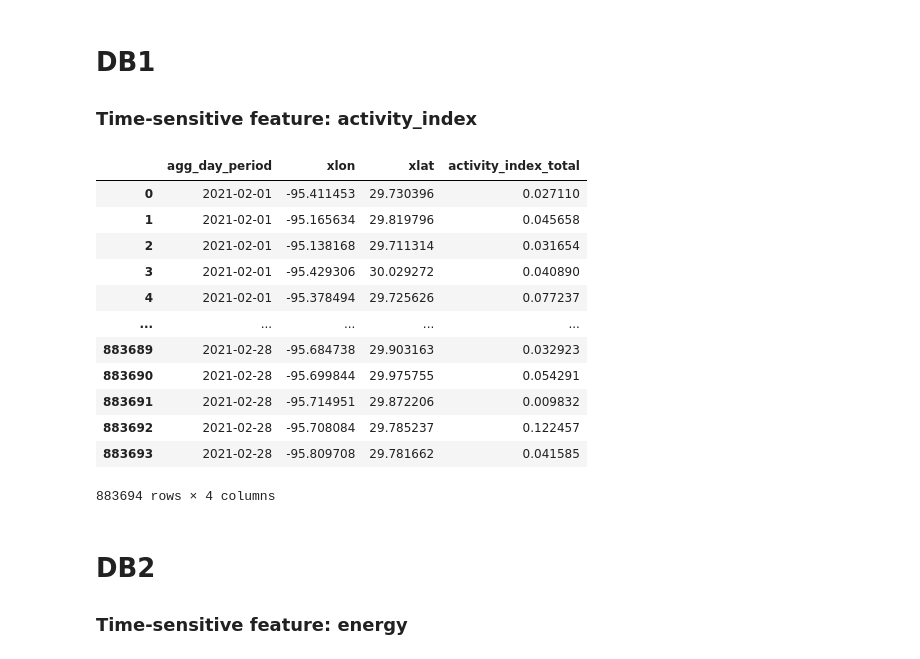
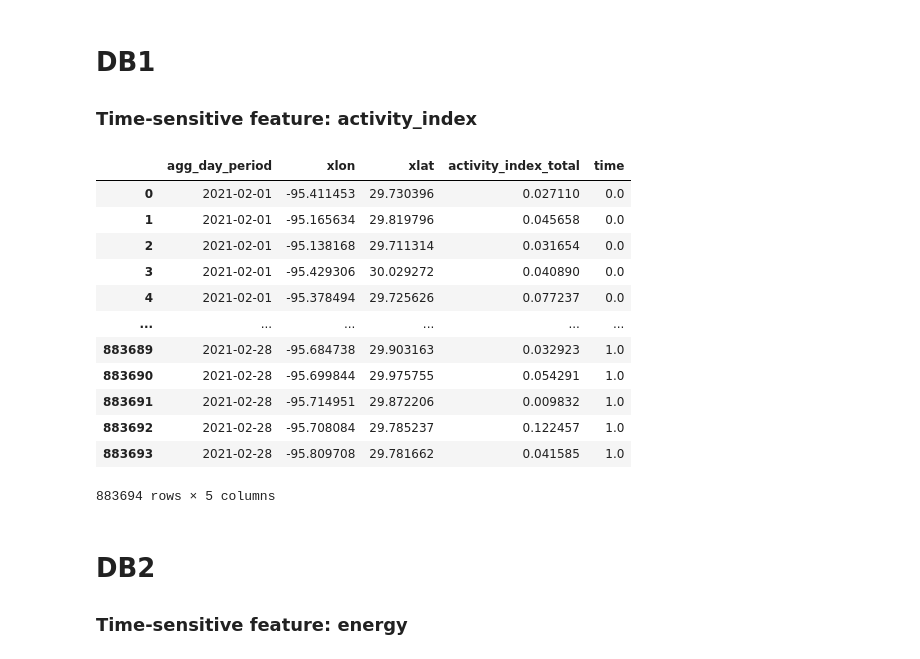
Before and after one commit to WSpie/Time_series_clustering, a Jupyter notebook: preprocessing.ipynb, the cells around one changed output. Drawn from its saved outputs; the diff is of its cells as text; code cells hidden in the pictures.

```diff
--- a/preprocessing.ipynb
+++ b/preprocessing.ipynb
@@ -18,25 +18,26 @@ processed_dir = os.path.join('data', 'processed')
 # %%
 # find harris county
 # 'date', 'lat', 'lng', 'act_idx'
 db1 = pd.read_csv(os.path.join(raw_dir, '0201_0228_total_daily.csv'))
 db1 = db1.loc[:, ~db1.columns.str.contains('^Unnamed')]
 db1 = db1[['agg_day_period', 'xlon', 'xlat', 'activity_index_total']]
+db1['time'] = time_normalization(db1['agg_day_period'])
 db1.to_csv(os.path.join(processed_dir, 'activity.csv'), index=False)
 db1
 # %% [output]
-|  | agg_day_period | xlon | xlat | activity_index_total |
-| 0 | 2021-02-01 | -95.411453 | 29.730396 | 0.027110 |
-| 1 | 2021-02-01 | -95.165634 | 29.819796 | 0.045658 |
-| 2 | 2021-02-01 | -95.138168 | 29.711314 | 0.031654 |
-| 3 | 2021-02-01 | -95.429306 | 30.029272 | 0.040890 |
-| 4 | 2021-02-01 | -95.378494 | 29.725626 | 0.077237 |
-| ... | ... | ... | ... | ... |
-| 883689 | 2021-02-28 | -95.684738 | 29.903163 | 0.032923 |
-| 883690 | 2021-02-28 | -95.699844 | 29.975755 | 0.054291 |
-| 883691 | 2021-02-28 | -95.714951 | 29.872206 | 0.009832 |
-| 883692 | 2021-02-28 | -95.708084 | 29.785237 | 0.122457 |
-| 883693 | 2021-02-28 | -95.809708 | 29.781662 | 0.041585 |
+|  | agg_day_period | xlon | xlat | activity_index_total | time |
+| 0 | 2021-02-01 | -95.411453 | 29.730396 | 0.027110 | 0.0 |
+| 1 | 2021-02-01 | -95.165634 | 29.819796 | 0.045658 | 0.0 |
+| 2 | 2021-02-01 | -95.138168 | 29.711314 | 0.031654 | 0.0 |
+| 3 | 2021-02-01 | -95.429306 | 30.029272 | 0.040890 | 0.0 |
+| 4 | 2021-02-01 | -95.378494 | 29.725626 | 0.077237 | 0.0 |
+| ... | ... | ... | ... | ... | ... |
+| 883689 | 2021-02-28 | -95.684738 | 29.903163 | 0.032923 | 1.0 |
+| 883690 | 2021-02-28 | -95.699844 | 29.975755 | 0.054291 | 1.0 |
+| 883691 | 2021-02-28 | -95.714951 | 29.872206 | 0.009832 | 1.0 |
+| 883692 | 2021-02-28 | -95.708084 | 29.785237 | 0.122457 | 1.0 |
+| 883693 | 2021-02-28 | -95.809708 | 29.781662 | 0.041585 | 1.0 |
-883694 rows × 4 columns
+883694 rows × 5 columns
 # %% [markdown]
 # DB2
 ### Time-sensitive feature: energy
```
Also changed, not shown: parts of 8 cells of this notebook, 13 other files.
